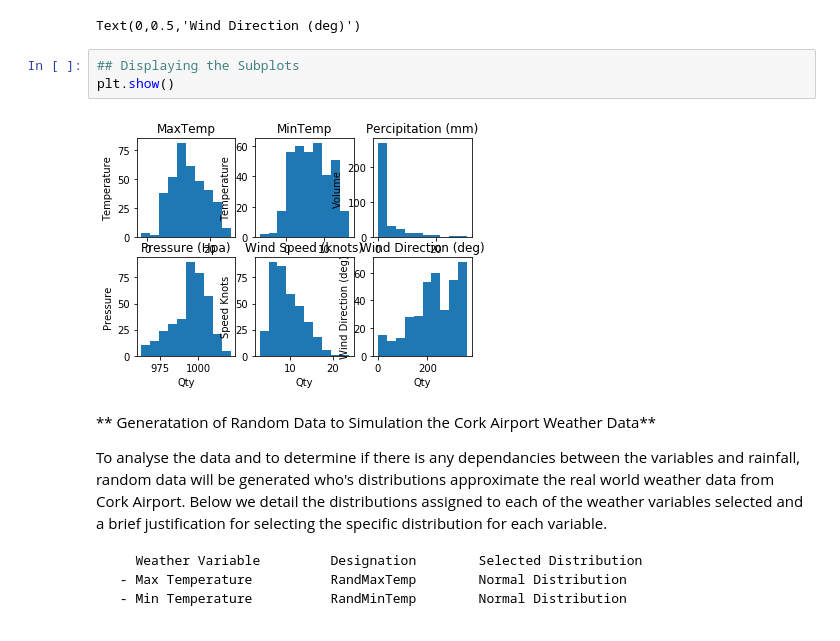
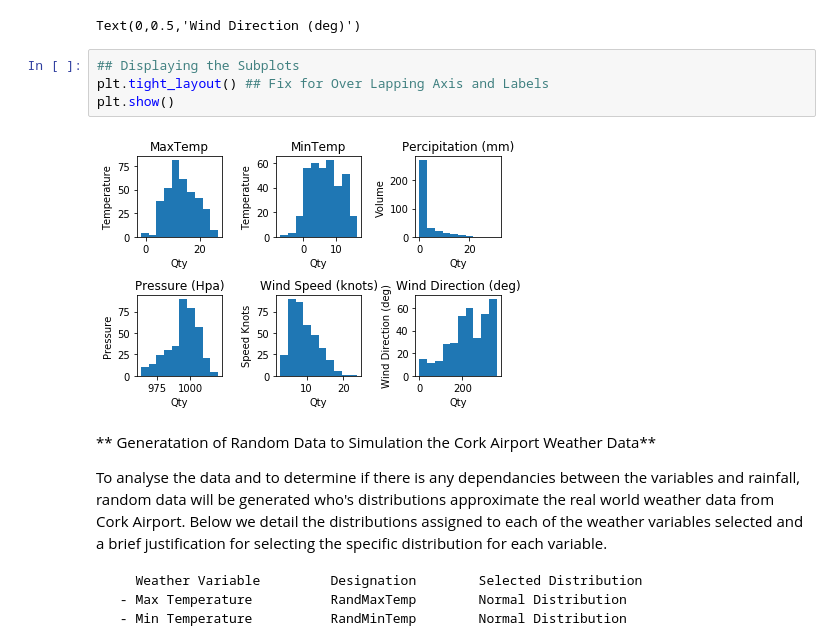
Before and after one commit to shanecanny1/Program-for-Data-Analysis-Project, a Jupyter notebook: Programming for Data Analysis Project.ipynb, the cells around one changed output. Drawn from its saved outputs; the diff is of its cells as text.

Commit message:
Final Commit and inclusion of fix for overlapping titles and labels on Subplots

```diff
--- a/Programming for Data Analysis Project.ipynb
+++ b/Programming for Data Analysis Project.ipynb
@@ -239,9 +239,10 @@ plt.ylabel("Wind Direction (deg)")
 Text(0,0.5,'Wind Direction (deg)')
 # %%
 ## Displaying the Subplots
+plt.tight_layout() ## Fix for Over Lapping Axis and Labels
 plt.show()
 # %% [output]
-[figure, old version]
+[figure, new version]
 # %% [markdown]
 ** Generatation of Random Data to Simulation the Cork Airport Weather Data**
 
```
Also changed, not shown: parts of 1 cell of this notebook.
